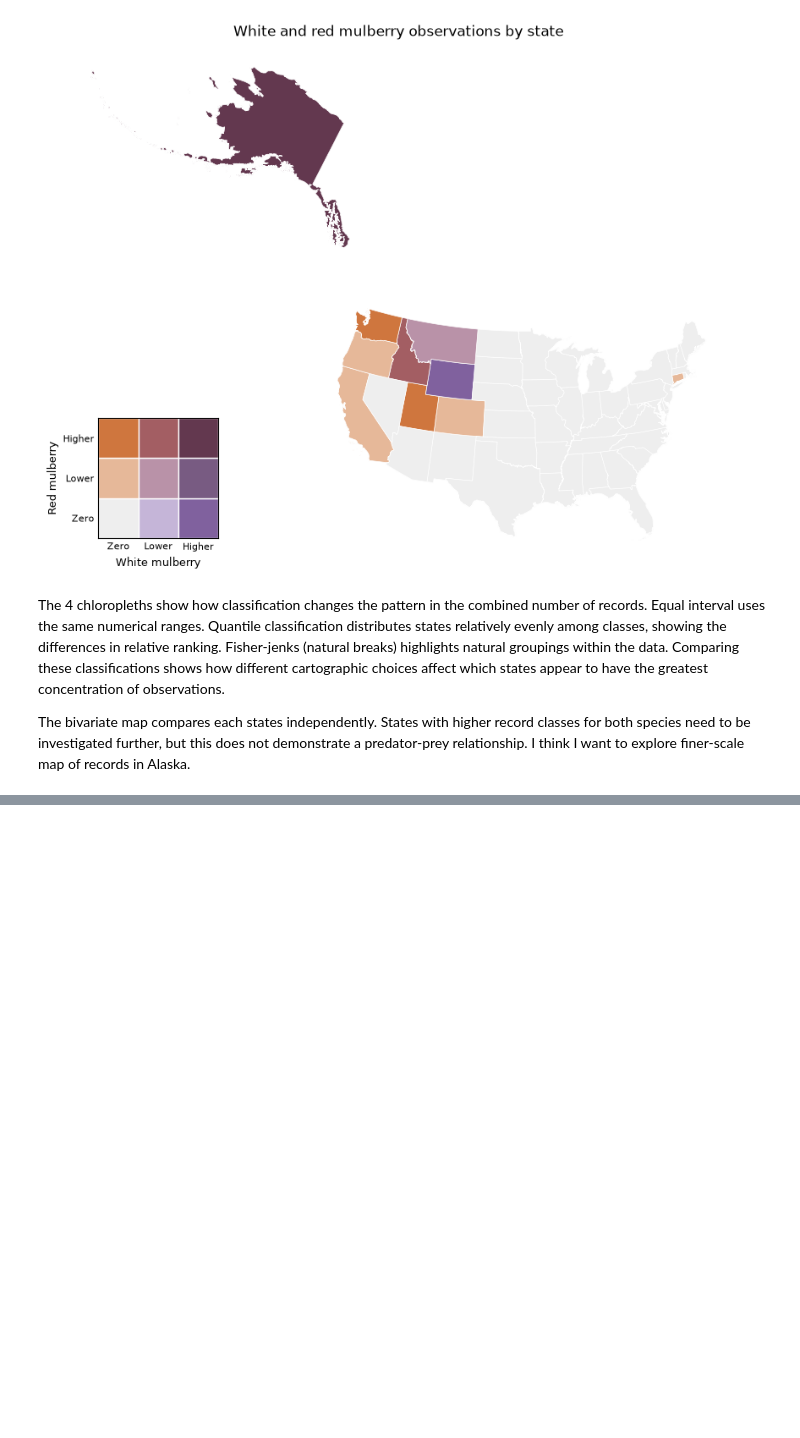
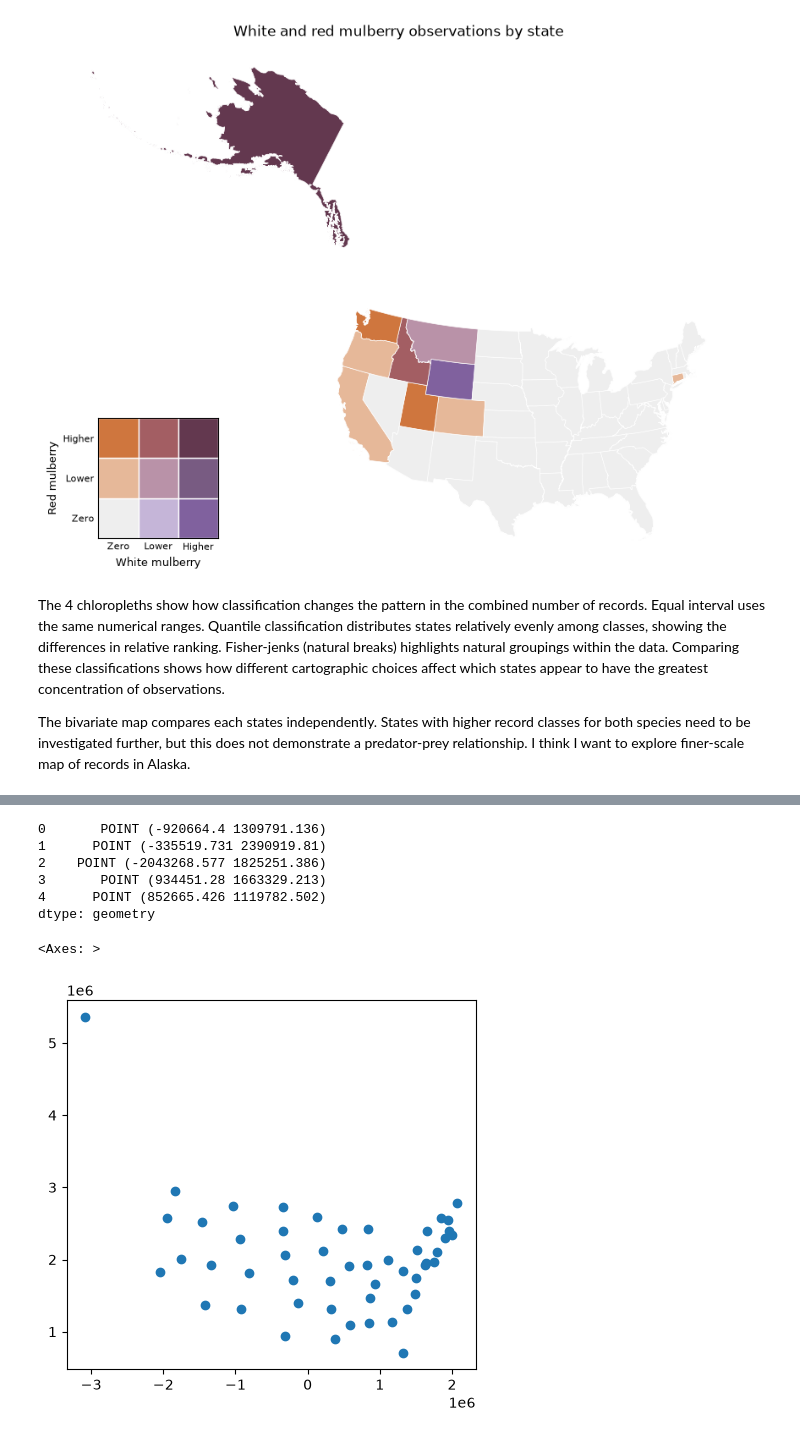
Before and after one commit to lane-erwin/geog592-cheyney, a Jupyter notebook: homework/week09/salmon_hw.ipynb, the cells around one changed output, grey strips where cells are left out. Saved outputs shown, nothing was run; the diff lists cells and outputs as text; code cells hidden in the pictures; blank space fills up the shorter version.

```diff
--- a/homework/week09/salmon_hw.ipynb
+++ b/homework/week09/salmon_hw.ipynb
@@ -481,3 +479,11 @@ plt.show()
 The 4 chloropleths show how classification changes the pattern in the combined number of records. Equal interval uses the same numerical ranges. Quantile classification distributes states relatively evenly among classes, showing the differences in relative ranking. Fisher-jenks (natural breaks) highlights natural groupings within the data. Comparing these classifications shows how different cartographic choices affect which states appear to have the greatest concentration of observations.
 
 The bivariate map compares each states independently. States with higher record classes for both species need to be investigated further, but this does not demonstrate a predator-prey relationship. I think I want to explore finer-scale map of records in Alaska.
+# %%
+totals = counts.sum(axis=1).rename("total")
+
+state_map = contiguous_us.merge(
+    totals, left_on="NAME", right_index=True, how="left"
+)
+state_map["total"] = state_map["total"].fillna(0)
+state_map.head()
@@ -483,0 +497,15 @@ The bivariate map compares each states independently. States with higher record
+# %%
+centers = state_map.geometry.centroid
+centers.head()
+# %% [output]
+0       POINT (-920664.4 1309791.136)
+1      POINT (-335519.731 2390919.81)
+2    POINT (-2043268.577 1825251.386)
+3       POINT (934451.28 1663329.213)
+4      POINT (852665.426 1119782.502)
+dtype: geometry
+# %%
+centers.plot()
+# %% [output]
+<Axes: >
+[figure, added]
```
Also changed, not shown: parts of 13 cells of this notebook, 3 other files.
